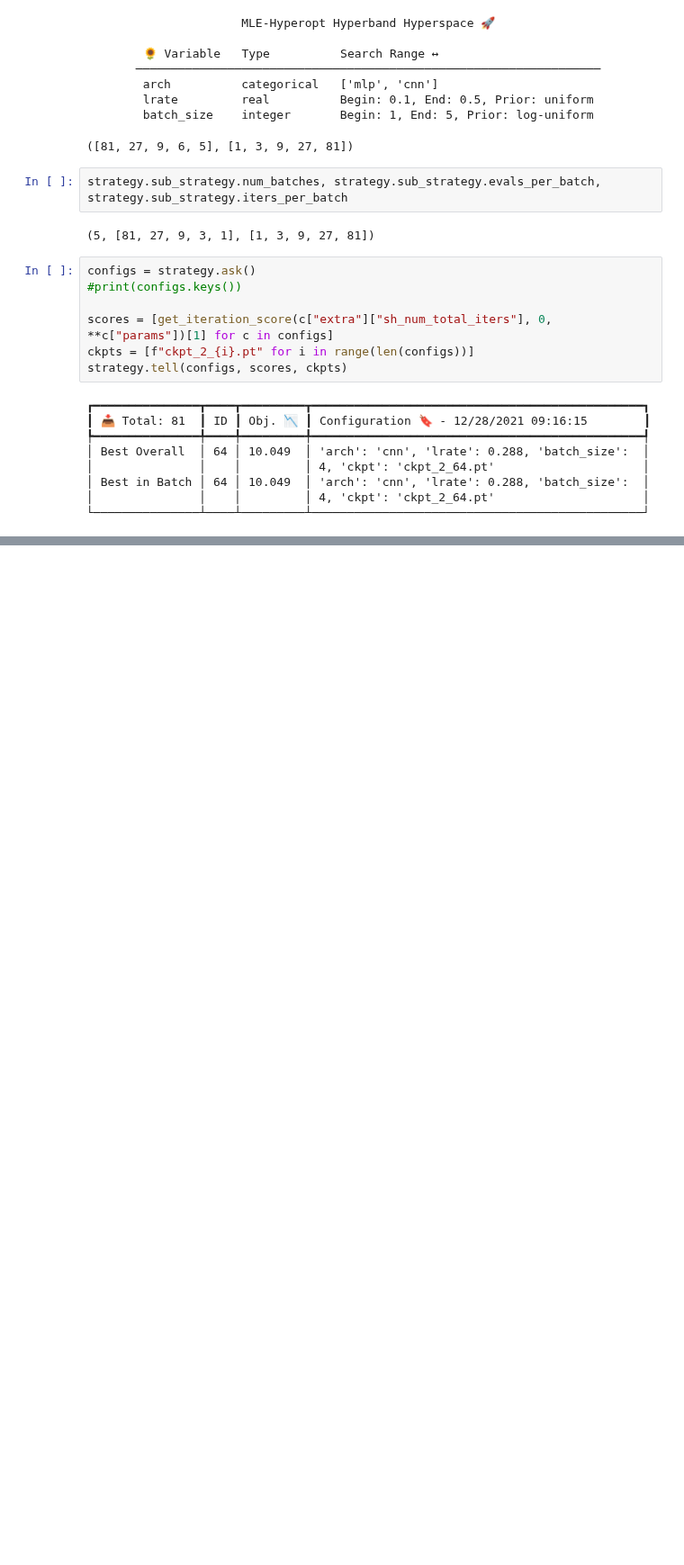
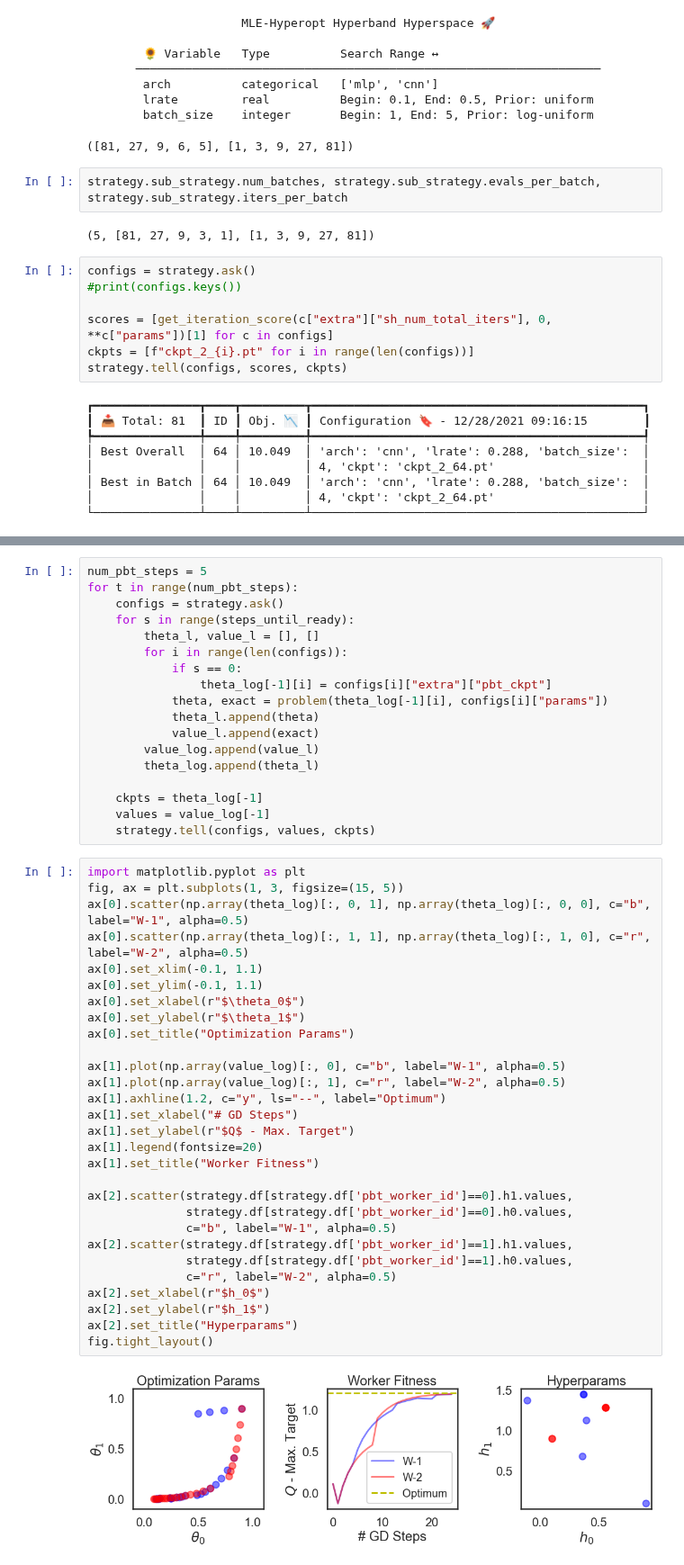
Before and after one commit to mle-infrastructure/mle-hyperopt, a Jupyter notebook: examples/getting_started.ipynb, the cells around one changed output, grey strips where cells are left out. Shown at 90% size. Drawn from its saved outputs; the diff is of its cells as text; blank space fills up the shorter version.

```diff
--- a/examples/getting_started.ipynb
+++ b/examples/getting_started.ipynb
@@ -640,0 +659,49 @@ strategy.tell(configs, values, ckpts)
+# %%
+num_pbt_steps = 5
+for t in range(num_pbt_steps):
+    configs = strategy.ask()
+    for s in range(steps_until_ready):
+        theta_l, value_l = [], []
+        for i in range(len(configs)):
+            if s == 0:
+                theta_log[-1][i] = configs[i]["extra"]["pbt_ckpt"]
+            theta, exact = problem(theta_log[-1][i], configs[i]["params"])
+            theta_l.append(theta)
+            value_l.append(exact)
+        value_log.append(value_l)
+        theta_log.append(theta_l)
+
+    ckpts = theta_log[-1]
+    values = value_log[-1]
+    strategy.tell(configs, values, ckpts)
+# %%
+import matplotlib.pyplot as plt
+fig, ax = plt.subplots(1, 3, figsize=(15, 5))
+ax[0].scatter(np.array(theta_log)[:, 0, 1], np.array(theta_log)[:, 0, 0], c="b", label="W-1", alpha=0.5)
+ax[0].scatter(np.array(theta_log)[:, 1, 1], np.array(theta_log)[:, 1, 0], c="r", label="W-2", alpha=0.5)
+ax[0].set_xlim(-0.1, 1.1)
+ax[0].set_ylim(-0.1, 1.1)
+ax[0].set_xlabel(r"$\theta_0$")
+ax[0].set_ylabel(r"$\theta_1$")
+ax[0].set_title("Optimization Params")
+
+ax[1].plot(np.array(value_log)[:, 0], c="b", label="W-1", alpha=0.5)
+ax[1].plot(np.array(value_log)[:, 1], c="r", label="W-2", alpha=0.5)
+ax[1].axhline(1.2, c="y", ls="--", label="Optimum")
+ax[1].set_xlabel("# GD Steps")
+ax[1].set_ylabel(r"$Q$ - Max. Target")
+ax[1].legend(fontsize=20)
+ax[1].set_title("Worker Fitness")
+
+ax[2].scatter(strategy.df[strategy.df['pbt_worker_id']==0].h1.values,
+              strategy.df[strategy.df['pbt_worker_id']==0].h0.values,
+              c="b", label="W-1", alpha=0.5)
+ax[2].scatter(strategy.df[strategy.df['pbt_worker_id']==1].h1.values,
+              strategy.df[strategy.df['pbt_worker_id']==1].h0.values,
+              c="r", label="W-2", alpha=0.5)
+ax[2].set_xlabel(r"$h_0$")
+ax[2].set_ylabel(r"$h_1$")
+ax[2].set_title("Hyperparams")
+fig.tight_layout()
+# %% [output]
+[figure, added]
```
Also changed, not shown: parts of 9 cells of this notebook, 8 other files.
